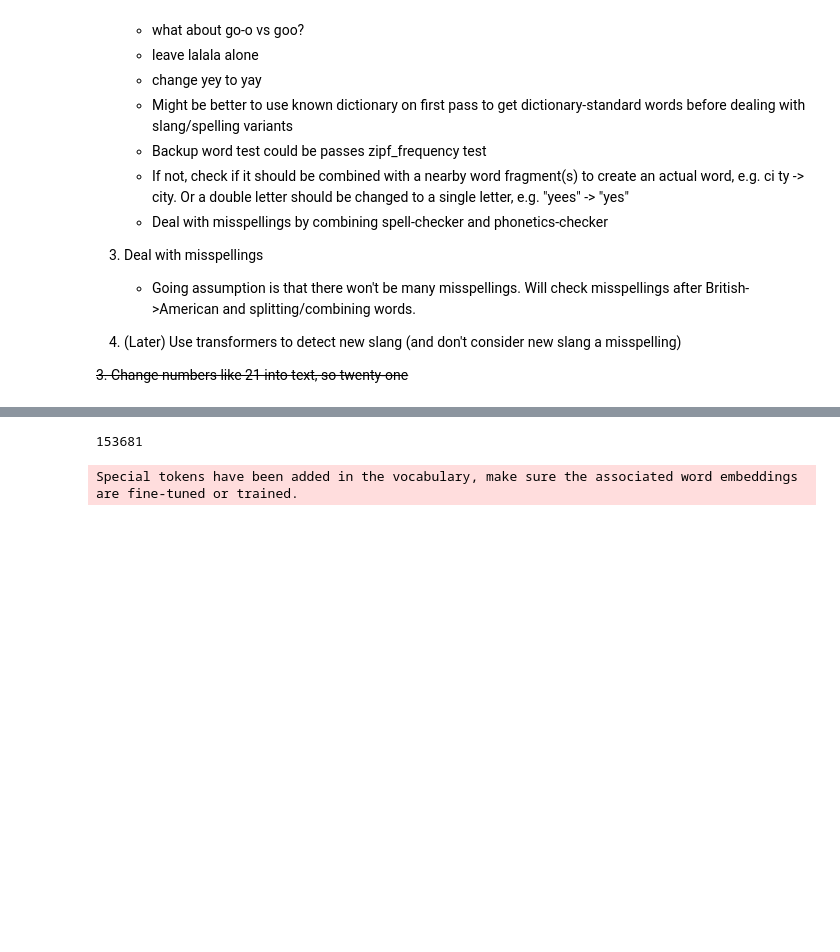
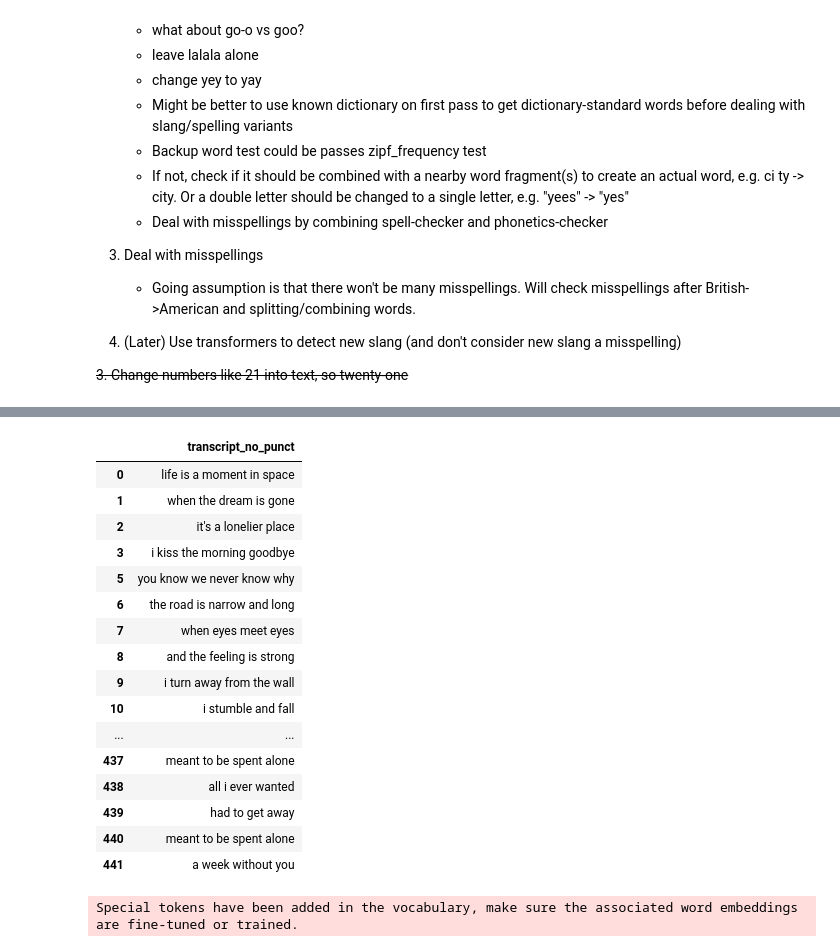
Before and after one commit to dclark202/auto-censoring, a Jupyter notebook: notebooks/line-dataset-normalizer/line-dataset-normalizer-v2.ipynb, the cells around one changed output, grey strips where cells are left out. Cells and saved outputs as stored; diff of their text form; code cells hidden in the pictures; blank space fills up the shorter version.

```diff
--- a/notebooks/line-dataset-normalizer/line-dataset-normalizer-v2.ipynb
+++ b/notebooks/line-dataset-normalizer/line-dataset-normalizer-v2.ipynb
@@ -986,13 +1113,20 @@ def join_n_words_only(text, n=2, debug=False):
         print(f"Final result: {out!r}\n")
     return out
 # %%
+DO_NOT_SPLIT = {"di"}  # example
 
-def split_and_check(word, min_pieces=2, max_pieces=5, is_word_fn=None, debug=False):
+def split_and_check(word, min_pieces=2, max_pieces=6, is_word_fn=None, debug=False):
     """
     Try to split `word` into between `min_pieces` and `max_pieces` valid pieces.
     Starts at min_pieces (2) and goes up to max_pieces.
     Returns the first successful segmentation found.
     """
+
+
+    # Don't split if word is in the do-not-split list
+    if word in DO_NOT_SPLIT:
+        return False
+
     if is_word_fn is None:
         try:
             is_word_fn = is_dictionary_word_cached
@@ -1039,7 +1173,7 @@ def split_and_check(word, min_pieces=2, max_pieces=5, is_word_fn=None, debug=Fal
 
     return False
 
-def split_text_and_check(text, is_word_fn=None, min_pieces=2, max_pieces=5, debug=False):
+def split_text_and_check(text, is_word_fn=None, min_pieces=2, max_pieces=6, debug=False):
     """
     Apply split_and_check to each token in the string.
     Replace nonwords with a valid segmentation (pieces space-joined) if found.
@@ -1054,7 +1188,7 @@ def split_text_and_check(text, is_word_fn=None, min_pieces=2, max_pieces=5, debu
     new_words = []
 
     BAD_VARIANTS = {"tyg","hg", "dag", "bag","nag","clog","alg","gag","log","sang","stang","fig","pang","frog","shag","wag","sing",
-                    'dang','aug','wig','gong'
+                    'dang','aug','wig','gong',"tug","mug","long","dig","rag","tag","bog","staling","mog","veg","reg"
                     }
 
     for word in words:
@@ -1126,16 +1264,34 @@ def process_transcript(row):
     for n in range(11, 1, -1):
         text = join_n_words_only(text, n=n, debug=False)
 
-    text = fix_common_splits(text)
+    text = fix_common_splits(text) # might be unnecessary, but shouldn't hurt
+    text = collapse_double_a(text)
+    text = convert_british_to_american(text)
+    text = collapse_repeats(text)
 
+
+    text = collapse_double_e_o(text)
+
+    text = split_text_and_check(text)
     text = fix_common_splits(text) # might be unnecessary, but shouldn't hurt
+    text = remove_double_quotes(text)
+    text = convert_british_to_american(text)
+    text = collapse_double_u_i_y(text)
+
     checkpoint_text = text
     text = split_text_and_check(text)
-    text = fix_common_splits(text) # might be unnecessary, but shouldn't hurt
+    if text != checkpoint_text:
+            transformed_words_count += 1
+            print("FILE:", filename, "\nOLD:", checkpoint_text, "\nNEW:", text, "\n")
+
+    return text
+        #text = collapse_double_e_o(text)
+
     if text != checkpoint_text:
         transformed_words_count += 1
         print("FILE:", filename, "\nOLD:", checkpoint_text, "\nNEW:", text, "\n")
     return text
+
     text = fix_common_splits(text) # might be unnecessary, but shouldn't hurt
 
     # Join words, starting from the longest joins, and proceeding to the shortest joins
@@ -1173,5 +1329,6 @@ def process_transcript(row):
 
 # Apply to DataFrame
 df['transcript_no_punct_corrected'] = df.apply(process_transcript, axis=1)
+df['transcript_cleaned'] = df['transcript_no_punct'] != df['transcript_no_punct_corrected']
 print(transformed_words_count, "transformed words!")
 # %% [output]
@@ -1195,7 +1352,28 @@ OLD: jane says i'm going aw
+# %%
+unchanged_df = df[~df['transcript_cleaned']]
 # %%
-len(df)
+pd.set_option("display.max_rows", None)
+#pd.set_option("display.max_columns", None)
+#pd.set_option("display.width", 0)  # Automatically fit to content width
+unchanged_df[['transcript_no_punct']].head(1000)
 # %% [output]
-153681
+|  | transcript_no_punct |
+| 0 | life is a moment in space |
+| 1 | when the dream is gone |
+| 2 | it's a lonelier place |
+| 3 | i kiss the morning goodbye |
+| 5 | you know we never know why |
+| 6 | the road is narrow and long |
+| 7 | when eyes meet eyes |
+| 8 | and the feeling is strong |
+| 9 | i turn away from the wall |
+| 10 | i stumble and fall |
+| ... | ... |
+| 437 | meant to be spent alone |
+| 438 | all i ever wanted |
+| 439 | had to get away |
+| 440 | meant to be spent alone |
+| 441 | a week without you |
 # %%
 # Instantiate the tokenizer
 model_name = "openai/whisper-base"
```
Also changed, not shown: parts of 5 cells of this notebook, 2 other files.
